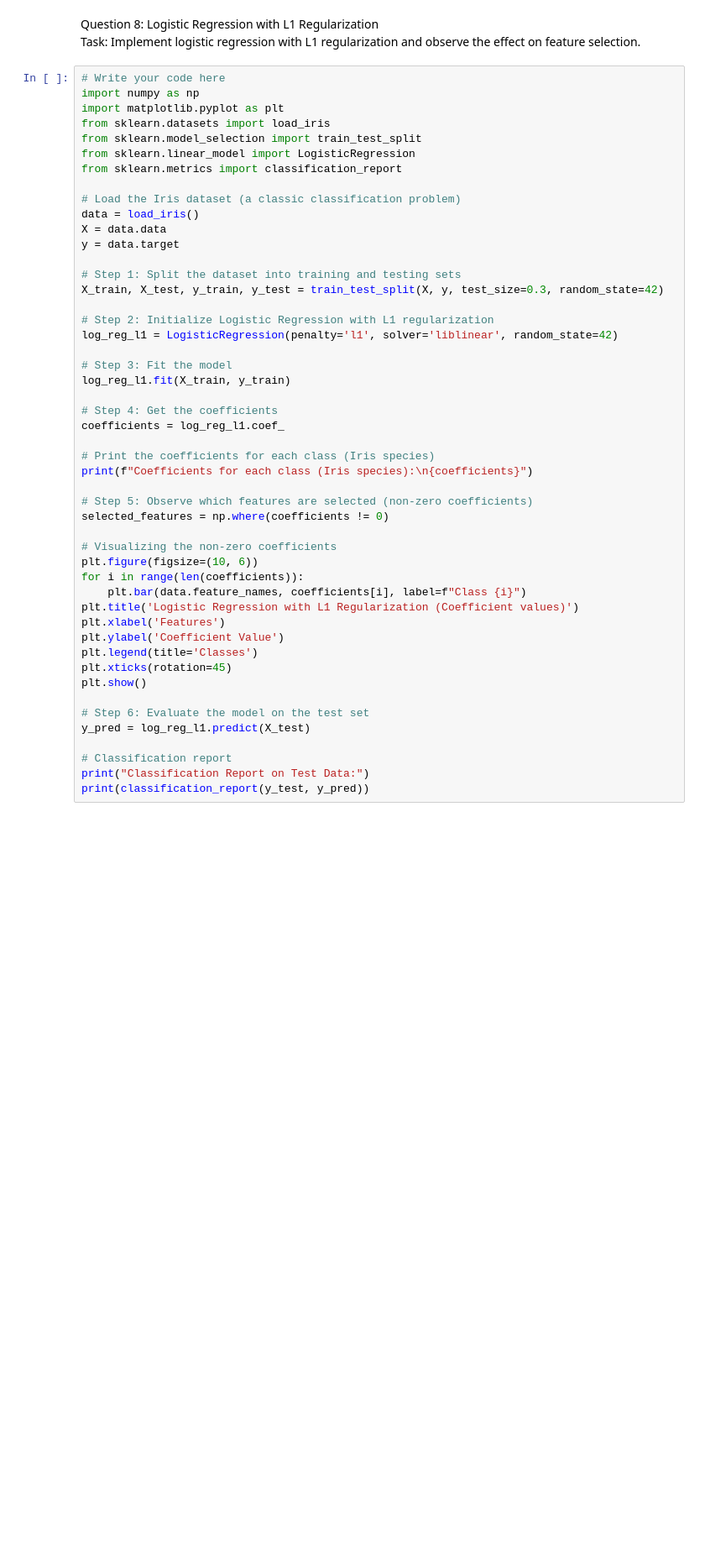
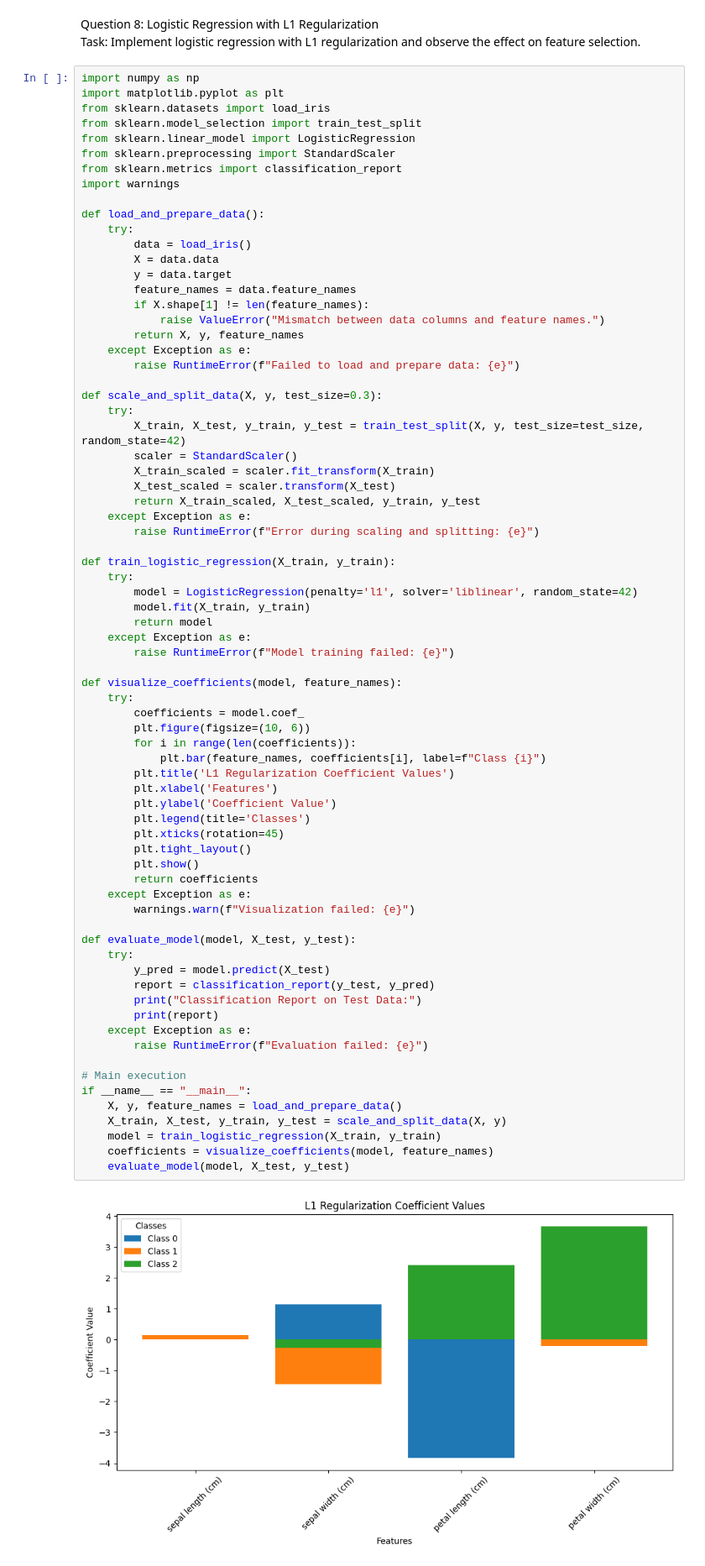
Before and after one commit to ananya20037/AI---ML, a Jupyter notebook: src/Module 5/Model Training, Overfitting & Hyperparameter Tuning/q5.ipynb, the cells around one changed output. Shown: that part at 84% size. Cells and saved outputs as stored; diff of their text form; blank space fills up the shorter version.

```diff
--- a/src/Module 5/Model Training, Overfitting & Hyperparameter Tuning/q5.ipynb
+++ b/src/Module 5/Model Training, Overfitting & Hyperparameter Tuning/q5.ipynb
@@ -2,52 +2,77 @@
 Question 8: Logistic Regression with L1 Regularization<br>
 Task: Implement logistic regression with L1 regularization and observe the effect on feature selection.
 # %%
-# Write your code here
 import numpy as np
 import matplotlib.pyplot as plt
 from sklearn.datasets import load_iris
 from sklearn.model_selection import train_test_split
 from sklearn.linear_model import LogisticRegression
+from sklearn.preprocessing import StandardScaler
 from sklearn.metrics import classification_report
+import warnings
 
-# Load the Iris dataset (a classic classification problem)
-data = load_iris()
-X = data.data
-y = data.target
+def load_and_prepare_data():
+    try:
+        data = load_iris()
+        X = data.data
+        y = data.target
+        feature_names = data.feature_names
+        if X.shape[1] != len(feature_names):
+            raise ValueError("Mismatch between data columns and feature names.")
+        return X, y, feature_names
+    except Exception as e:
+        raise RuntimeError(f"Failed to load and prepare data: {e}")
 
-# Step 1: Split the dataset into training and testing sets
-X_train, X_test, y_train, y_test = train_test_split(X, y, test_size=0.3, random_state=42)
+def scale_and_split_data(X, y, test_size=0.3):
+    try:
+        X_train, X_test, y_train, y_test = train_test_split(X, y, test_size=test_size, random_state=42)
+        scaler = StandardScaler()
+        X_train_scaled = scaler.fit_transform(X_train)
+        X_test_scaled = scaler.transform(X_test)
+        return X_train_scaled, X_test_scaled, y_train, y_test
+    except Exception as e:
+        raise RuntimeError(f"Error during scaling and splitting: {e}")
 
-# Step 2: Initialize Logistic Regression with L1 regularization
-log_reg_l1 = LogisticRegression(penalty='l1', solver='liblinear', random_state=42)
+def train_logistic_regression(X_train, y_train):
+    try:
+        model = LogisticRegression(penalty='l1', solver='liblinear', random_state=42)
+        model.fit(X_train, y_train)
+        return model
+    except Exception as e:
+        raise RuntimeError(f"Model training failed: {e}")
 
-# Step 3: Fit the model
-log_reg_l1.fit(X_train, y_train)
+def visualize_coefficients(model, feature_names):
+    try:
+        coefficients = model.coef_
+        plt.figure(figsize=(10, 6))
+        for i in range(len(coefficients)):
+            plt.bar(feature_names, coefficients[i], label=f"Class {i}")
+        plt.title('L1 Regularization Coefficient Values')
+        plt.xlabel('Features')
+        plt.ylabel('Coefficient Value')
+        plt.legend(title='Classes')
+        plt.xticks(rotation=45)
+        plt.tight_layout()
+        plt.show()
+        return coefficients
+    except Exception as e:
+        warnings.warn(f"Visualization failed: {e}")
 
-# Step 4: Get the coefficients
-coefficients = log_reg_l1.coef_
+def evaluate_model(model, X_test, y_test):
+    try:
+        y_pred = model.predict(X_test)
+        report = classification_report(y_test, y_pred)
+        print("Classification Report on Test Data:")
+        print(report)
+    except Exception as e:
+        raise RuntimeError(f"Evaluation failed: {e}")
 
-# Print the coefficients for each class (Iris species)
-print(f"Coefficients for each class (Iris species):\n{coefficients}")
-
-# Step 5: Observe which features are selected (non-zero coefficients)
-selected_features = np.where(coefficients != 0)
-
-# Visualizing the non-zero coefficients
-plt.figure(figsize=(10, 6))
-for i in range(len(coefficients)):
-    plt.bar(data.feature_names, coefficients[i], label=f"Class {i}")
-plt.title('Logistic Regression with L1 Regularization (Coefficient values)')
-plt.xlabel('Features')
-plt.ylabel('Coefficient Value')
-plt.legend(title='Classes')
-plt.xticks(rotation=45)
-plt.show()
-
-# Step 6: Evaluate the model on the test set
-y_pred = log_reg_l1.predict(X_test)
-
-# Classification report
-print("Classification Report on Test Data:")
-print(classification_report(y_test, y_pred))
+# Main execution
+if __name__ == "__main__":
+    X, y, feature_names = load_and_prepare_data()
+    X_train, X_test, y_train, y_test = scale_and_split_data(X, y)
+    model = train_logistic_regression(X_train, y_train)
+    coefficients = visualize_coefficients(model, feature_names)
+    evaluate_model(model, X_test, y_test)
 # %% [output]
+[figure, new version]
```
Also changed, not shown: parts of 1 cell of this notebook.
